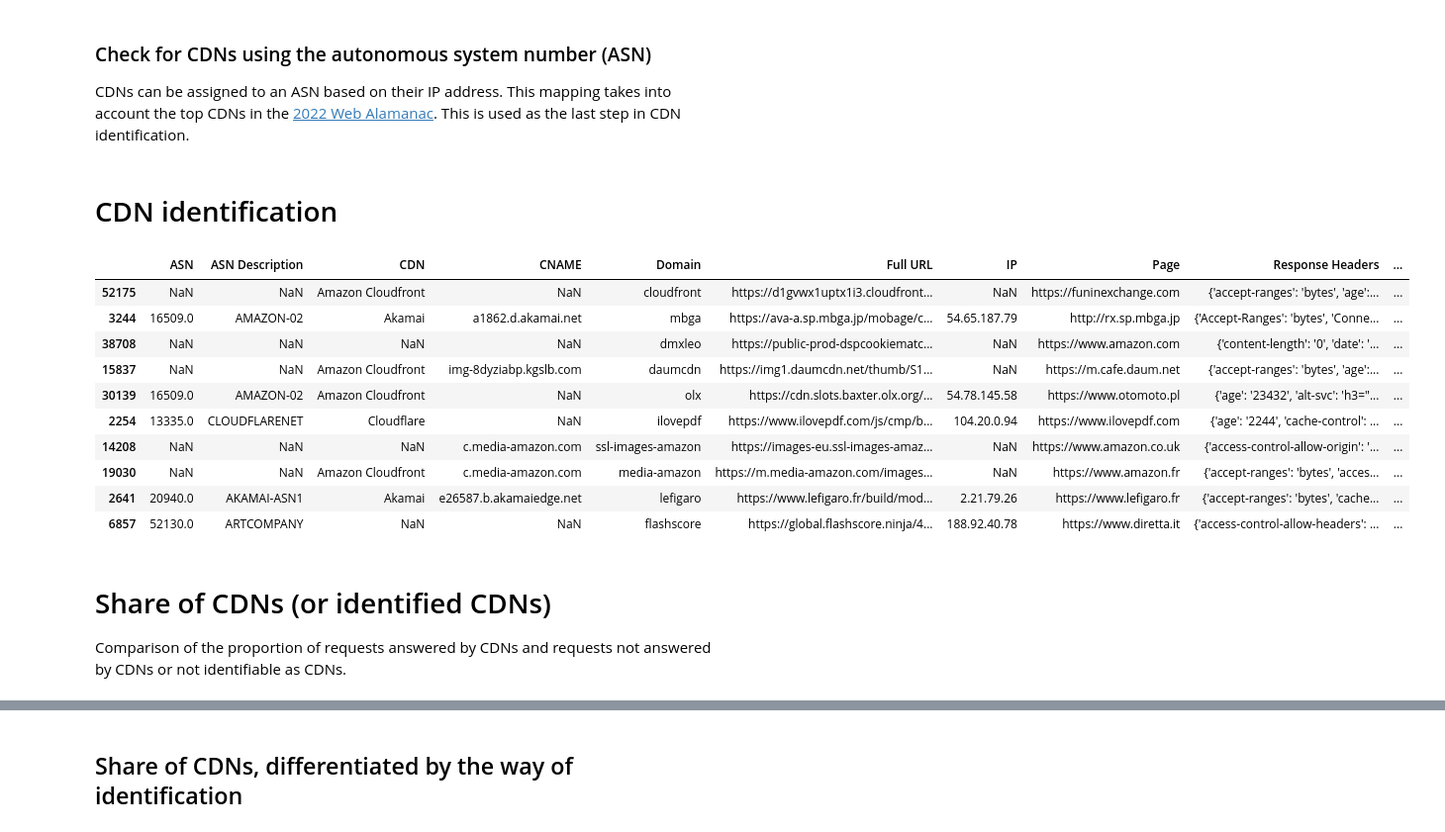
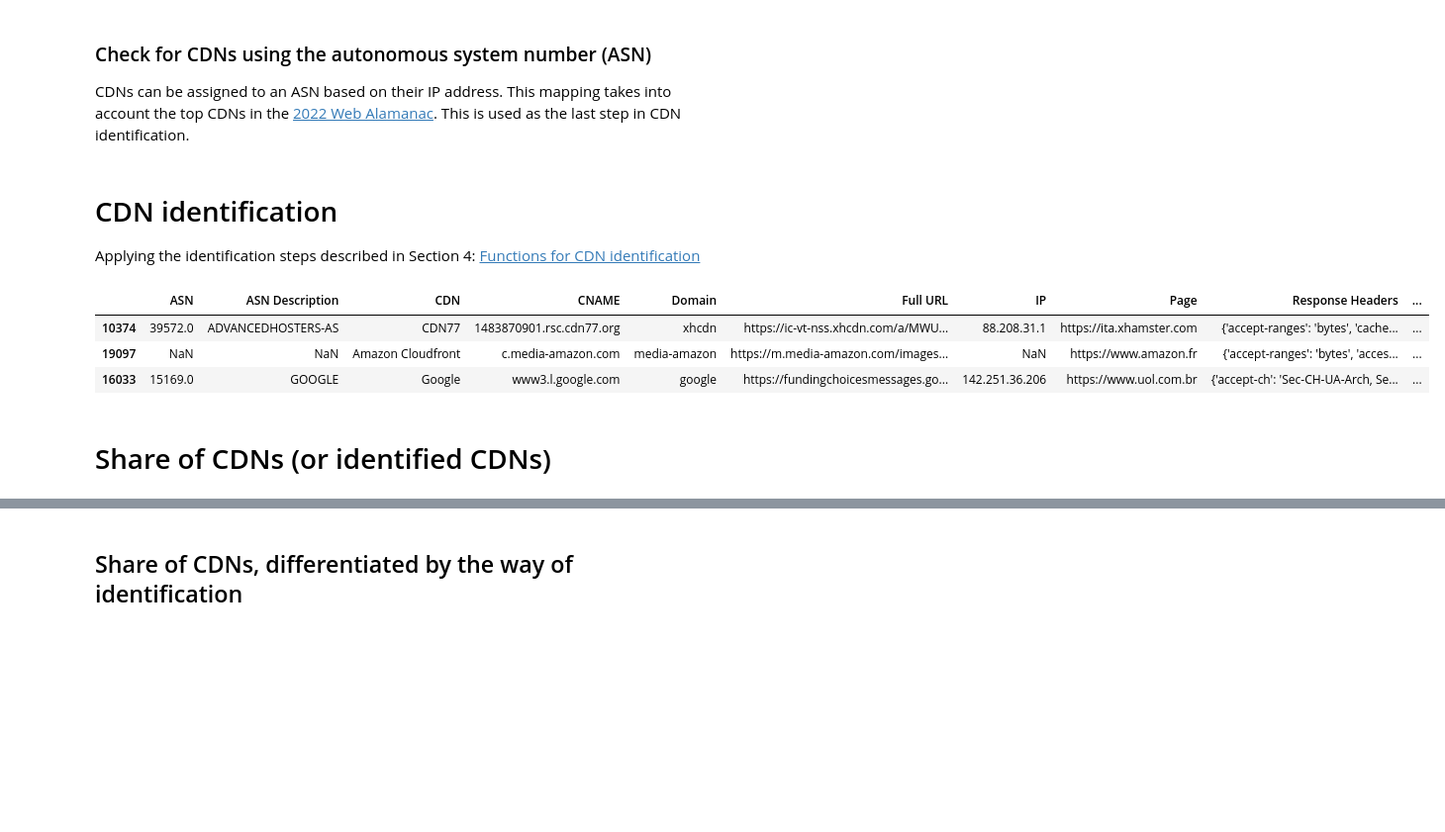
Before and after one commit to hanneskoksch/Analysis-of-CDNs, a Jupyter notebook: Analysis.ipynb, the cells around one changed output, grey strips where cells are left out. Shown at 99% size. Drawn from its saved outputs; the diff is of its cells as text; code cells hidden in the pictures; blank space fills up the shorter version.

```diff
--- a/Analysis.ipynb
+++ b/Analysis.ipynb
@@ -72,7 +84,7 @@ The `header_mappings` list data was collected manually. In the cases where the C
 # %%
 header_mappings = [
     ["x-amz-cf-id", "Amazon Cloudfront"], # https://docs.aws.amazon.com/AmazonCloudFront/latest/DeveloperGuide/RequestAndResponseBehaviorCustomOrigin.html
-    ["x-azure-ref", "Azure"], # https://learn.microsoft.com/en-us/azure/frontdoor/front-door-http-headers-protocol
+    ["x-azure-ref", "Microsoft Azure"], # https://learn.microsoft.com/en-us/azure/frontdoor/front-door-http-headers-protocol
     ["cf-ray", "Cloudflare"], # https://developers.cloudflare.com/fundamentals/reference/http-request-headers/#cf-ray
     ["cf-cache-status", "Cloudflare"], # https://developers.cloudflare.com/cache/concepts/cache-responses/
     ["x-fastly-request-id", "Fastly"],
@@ -86,8 +98,8 @@ header_mappings = [
     ["x-goog-storage-class", "Google"], # https://cloud.google.com/storage/docs/xml-api/reference-headers#xgoogstorageclass
     ["x-guploader-uploadid", "Google"], # https://cloud.google.com/storage/docs/xml-api/reference-headers#xguploaderuploadid
     ["x-goog", "Google"], # https://cloud.google.com/storage/docs/xml-api/reference-headers
+    ["BunnyCDN", "BunnyCDN"],
 ]
-
 
 def check_headers(header):
     if header == "" or header is None:
@@ -177,7 +189,7 @@ mappings = [
   [".gslb.taobao.com", "Taobao"],
   [".cdn.bitgravity.com", "Tata communications"],
   [".cdn.telefonica.com", "Telefonica"],
-  [".vo.msecnd.net", "Windows Azure"],
+  [".vo.msecnd.net", "Microsoft Azure"],
   [".ay1.b.yahoo.com", "Yahoo"],
   [".yimg.", "Yahoo"],
   [".zenedge.net", "Zenedge"],
@@ -198,13 +210,15 @@ def check_url(url):
 CDNs can be assigned to an ASN based on their IP address. This mapping takes into account the top CDNs in the [2022 Web Alamanac](https://almanac.httparchive.org/en/2022/cdn#top-cdn-providers). This is used as the last step in CDN identification.
 # %%
 considered_asns = [
-  ["CLOUDFLARE", "Cloudflare"],
+  ["CLOUDFLARENET", "Cloudflare"],
   ["GOOGLE", "Google"],
   ["FASTLY", "Fastly"],
   ["AMAZON", "Amazon Cloudfront"],
   ["AKAMAI", "Akamai"],
   ["AUTOMATTIC", "Automattic"],
   ["FACEBOOK", "Facebook"],
+  ["ADVANCEDHOSTERS-AS", "Advanced Hosters CDN"],
+  ["MICROSOFT", "Microsoft Azure"],
 ]
 
 def check_asn(asn_description):
@@ -216,6 +230,8 @@ def check_asn(asn_description):
     return
 # %% [markdown]
 # CDN identification
+
+Applying the identification steps described in Section 4: [Functions for CDN identification](#Functions-for-CDN-identification)
 # %%
 def new_identify_cdn(row):
     # Check if CDN is identifiable via headers
@@ -251,19 +267,11 @@ def new_identify_cdn(row):
 # %%
 df = df.apply(new_identify_cdn, axis=1)
 # %%
-df.sample(10)
+df.sample(3)
 # %% [output]
 |  | ASN | ASN Description | CDN | CNAME | Domain | Full URL | IP | Page | Response Headers | ... |
-| 52175 | NaN | NaN | Amazon Cloudfront | NaN | cloudfront | https://d1gvwx1uptx1i3.cloudfront... | NaN | https://funinexchange.com | {'accept-ranges': 'bytes', 'age':... | ... |
-| 3244 | 16509.0 | AMAZON-02 | Akamai | a1862.d.akamai.net | mbga | https://ava-a.sp.mbga.jp/mobage/c... | 54.65.187.79 | http://rx.sp.mbga.jp | {'Accept-Ranges': 'bytes', 'Conne... | ... |
-| 38708 | NaN | NaN | NaN | NaN | dmxleo | https://public-prod-dspcookiematc... | NaN | https://www.amazon.com | {'content-length': '0', 'date': '... | ... |
-| 15837 | NaN | NaN | Amazon Cloudfront | img-8dyziabp.kgslb.com | daumcdn | https://img1.daumcdn.net/thumb/S1... | NaN | https://m.cafe.daum.net | {'accept-ranges': 'bytes', 'age':... | ... |
-| 30139 | 16509.0 | AMAZON-02 | Amazon Cloudfront | NaN | olx | https://cdn.slots.baxter.olx.org/... | 54.78.145.58 | https://www.otomoto.pl | {'age': '23432', 'alt-svc': 'h3="... | ... |
-| 2254 | 13335.0 | CLOUDFLARENET | Cloudflare | NaN | ilovepdf | https://www.ilovepdf.com/js/cmp/b... | 104.20.0.94 | https://www.ilovepdf.com | {'age': '2244', 'cache-control': ... | ... |
-| 14208 | NaN | NaN | NaN | c.media-amazon.com | ssl-images-amazon | https://images-eu.ssl-images-amaz... | NaN | https://www.amazon.co.uk | {'access-control-allow-origin': '... | ... |
-| 19030 | NaN | NaN | Amazon Cloudfront | c.media-amazon.com | media-amazon | https://m.media-amazon.com/images... | NaN | https://www.amazon.fr | {'accept-ranges': 'bytes', 'acces... | ... |
-| 2641 | 20940.0 | AKAMAI-ASN1 | Akamai | e26587.b.akamaiedge.net | lefigaro | https://www.lefigaro.fr/build/mod... | 2.21.79.26 | https://www.lefigaro.fr | {'accept-ranges': 'bytes', 'cache... | ... |
-| 6857 | 52130.0 | ARTCOMPANY | NaN | NaN | flashscore | https://global.flashscore.ninja/4... | 188.92.40.78 | https://www.diretta.it | {'access-control-allow-headers': ... | ... |
+| 10374 | 39572.0 | ADVANCEDHOSTERS-AS | CDN77 | 1483870901.rsc.cdn77.org | xhcdn | https://ic-vt-nss.xhcdn.com/a/MWU... | 88.208.31.1 | https://ita.xhamster.com | {'accept-ranges': 'bytes', 'cache... | ... |
+| 19097 | NaN | NaN | Amazon Cloudfront | c.media-amazon.com | media-amazon | https://m.media-amazon.com/images... | NaN | https://www.amazon.fr | {'accept-ranges': 'bytes', 'acces... | ... |
+| 16033 | 15169.0 | GOOGLE | Google | www3.l.google.com | google | https://fundingchoicesmessages.go... | 142.251.36.206 | https://www.uol.com.br | {'accept-ch': 'Sec-CH-UA-Arch, Se... | ... |
 # %% [markdown]
 # Share of CDNs (or identified CDNs)
-Comparison of the proportion of requests answered by CDNs and requests not answered by CDNs or not identifiable as CDNs.
```
Also changed, not shown: parts of 59 cells of this notebook.
